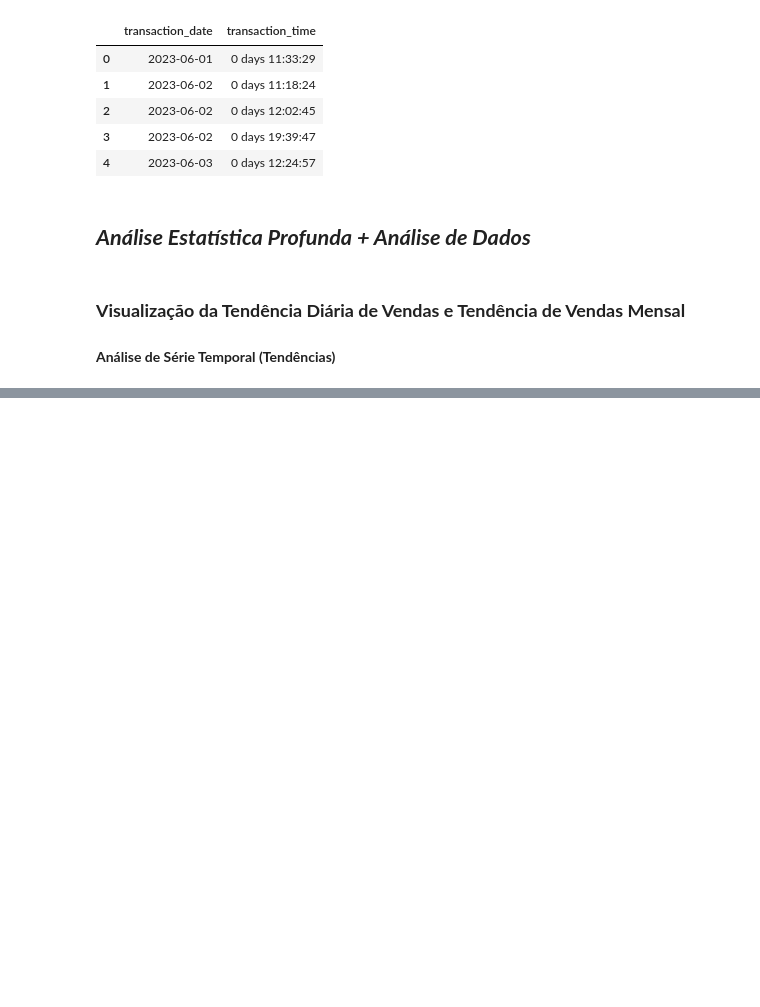
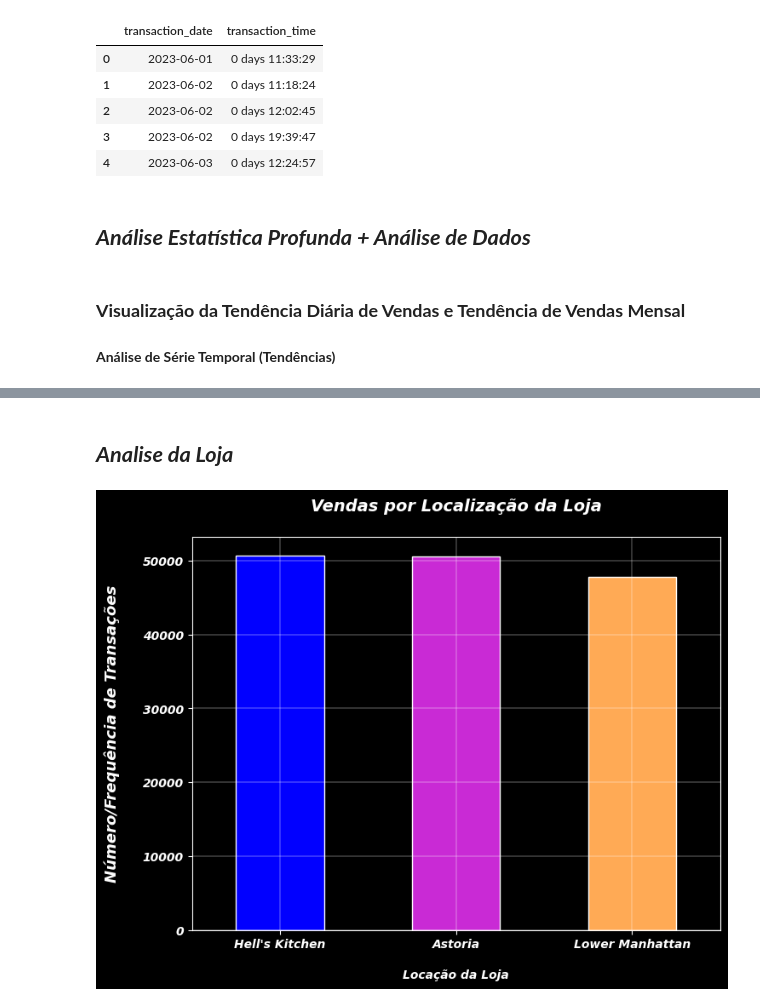
Before and after one commit to JonathaVaz/Coffee, a Jupyter notebook: Machine Learning - Coffee Classification.ipynb, the cells around one changed output, grey strips where cells are left out. Cells and saved outputs as stored; diff of their text form; code cells hidden in the pictures; blank space fills up the shorter version.

```diff
--- a/Machine Learning - Coffee Classification.ipynb
+++ b/Machine Learning - Coffee Classification.ipynb
@@ -248,0 +313,19 @@ plt.show()
+# %% [markdown]
+## ***Analise da Loja***
+# %%
+# Vendas por Localização da Loja
+store_sales = df['store_location'].value_counts()
+# %%
+color = sns.color_palette("gnuplot2", 3)
+plt.figure(figsize=(8, 6))
+store_sales.plot(kind='bar', color=color, edgecolor='white')
+plt.title("Vendas por Localização da Loja\n", fontsize=14, fontweight='bold', style='italic')
+plt.xlabel("\nLocação da Loja", fontsize=10, fontweight='bold', style='italic')
+plt.ylabel("Número/Frequência de Transações\n", fontsize=13, fontweight='bold', style='italic')
+plt.yticks(fontweight='bold', style='italic')
+plt.xticks(rotation=360, fontweight='bold', style='italic')
+plt.grid(linewidth=0.3)
+
+plt.show()
+# %% [output]
+[figure, added]
```
Also changed, not shown: parts of 87 cells of this notebook.
